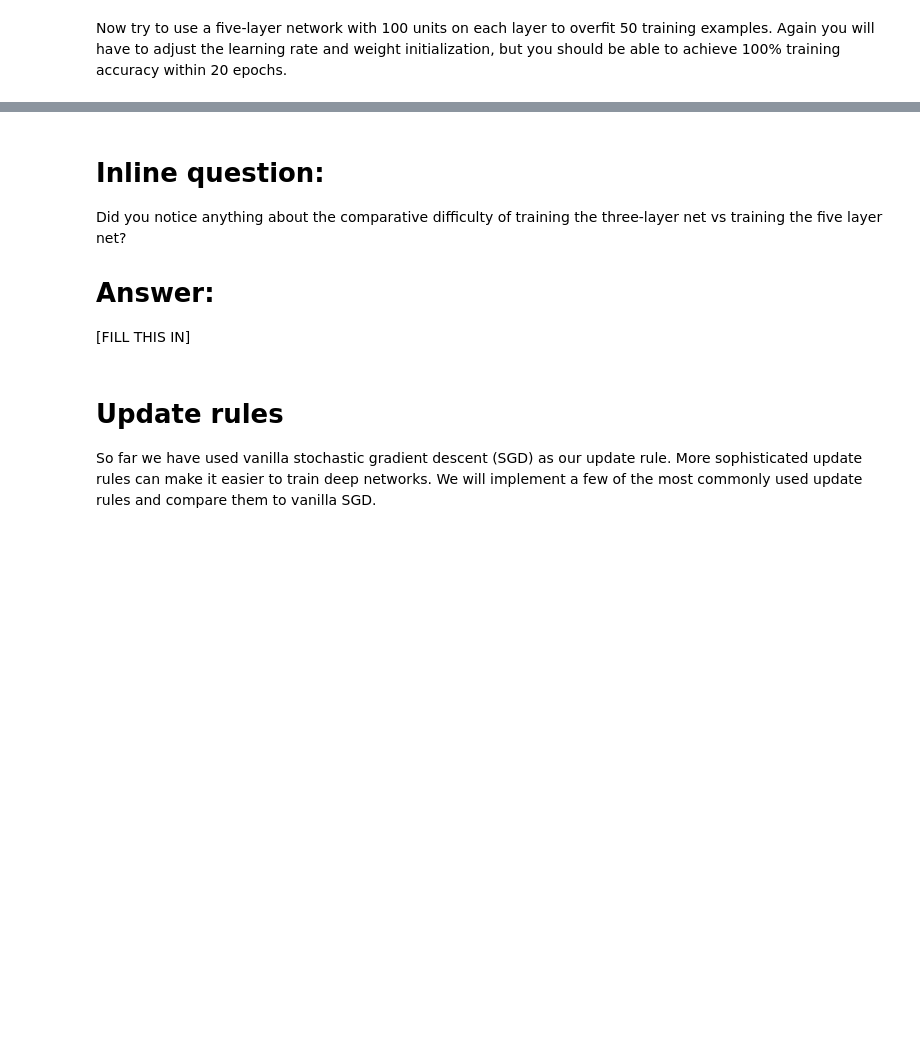
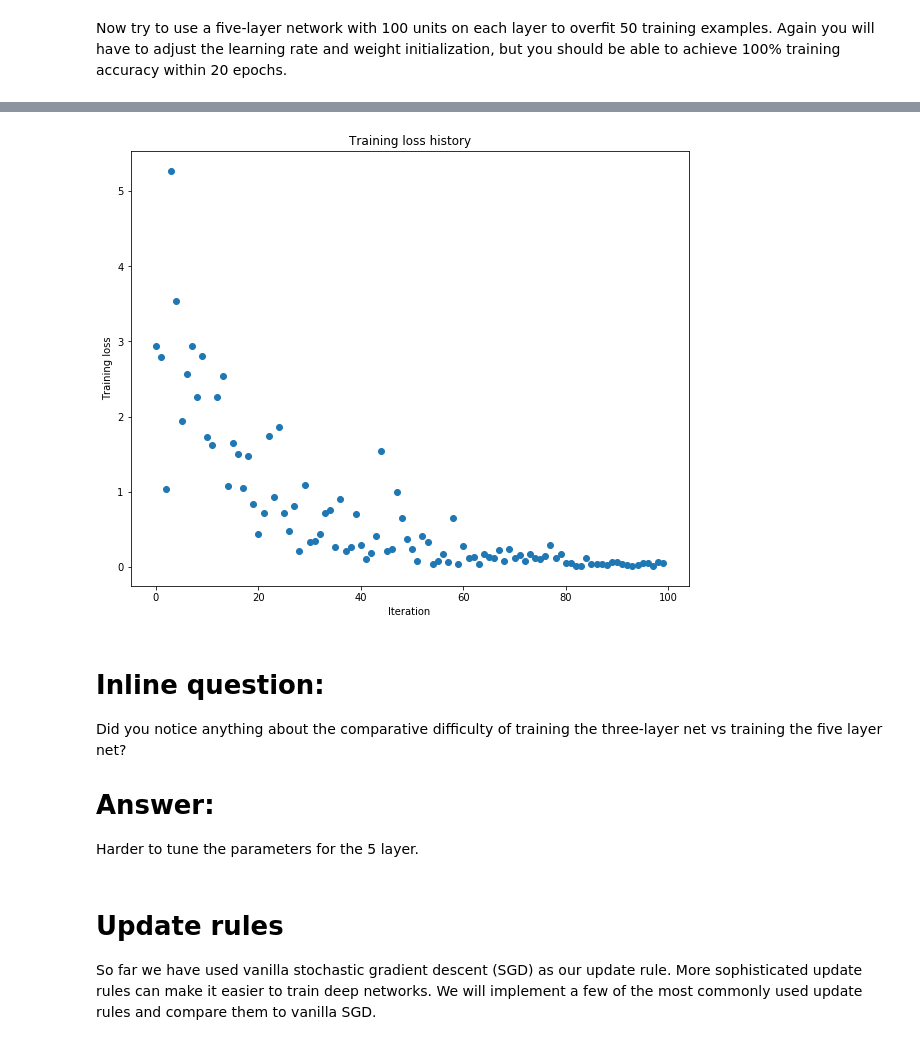
Before and after one commit to fgabel/CS231n-Assignment-2, a Jupyter notebook: FullyConnectedNets.ipynb, the cells around one changed output, grey strips where cells are left out. Cells and saved outputs as stored; diff of their text form; code cells hidden in the pictures; blank space fills up the shorter version.

```diff
--- a/FullyConnectedNets.ipynb
+++ b/FullyConnectedNets.ipynb
@@ -440,12 +478,12 @@ small_data = {
   'y_val': data['y_val'],
 }
 
-learning_rate = 1e-3
-weight_scale = 1e-5
+learning_rate = 4e-3
+weight_scale = 5e-2
 model = FullyConnectedNet([100, 100, 100, 100],
                 weight_scale=weight_scale, dtype=np.float64)
 solver = Solver(model, small_data,
-                print_every=10, num_epochs=20, batch_size=25,
+                print_every=100, num_epochs=10, batch_size=5,
                 update_rule='sgd',
                 optim_config={
                   'learning_rate': learning_rate,
@@ -458,3 +496,4 @@ plt.title('Training loss history')
 plt.xlabel('Iteration')
 plt.ylabel('Training loss')
 plt.show()
+# %% [output]
@@ -461,9 +512,10 @@ plt.show()
+[figure, added]
 # %% [markdown]
 # Inline question:
 Did you notice anything about the comparative difficulty of training the three-layer net vs training the five layer net?
 
 # Answer:
-[FILL THIS IN]
+Harder to tune the parameters for the 5 layer.
 # %% [markdown]
 # Update rules
 So far we have used vanilla stochastic gradient descent (SGD) as our update rule. More sophisticated update rules can make it easier to train deep networks. We will implement a few of the most commonly used update rules and compare them to vanilla SGD.
```
Also changed, not shown: parts of 6 cells of this notebook, 1 other file.
